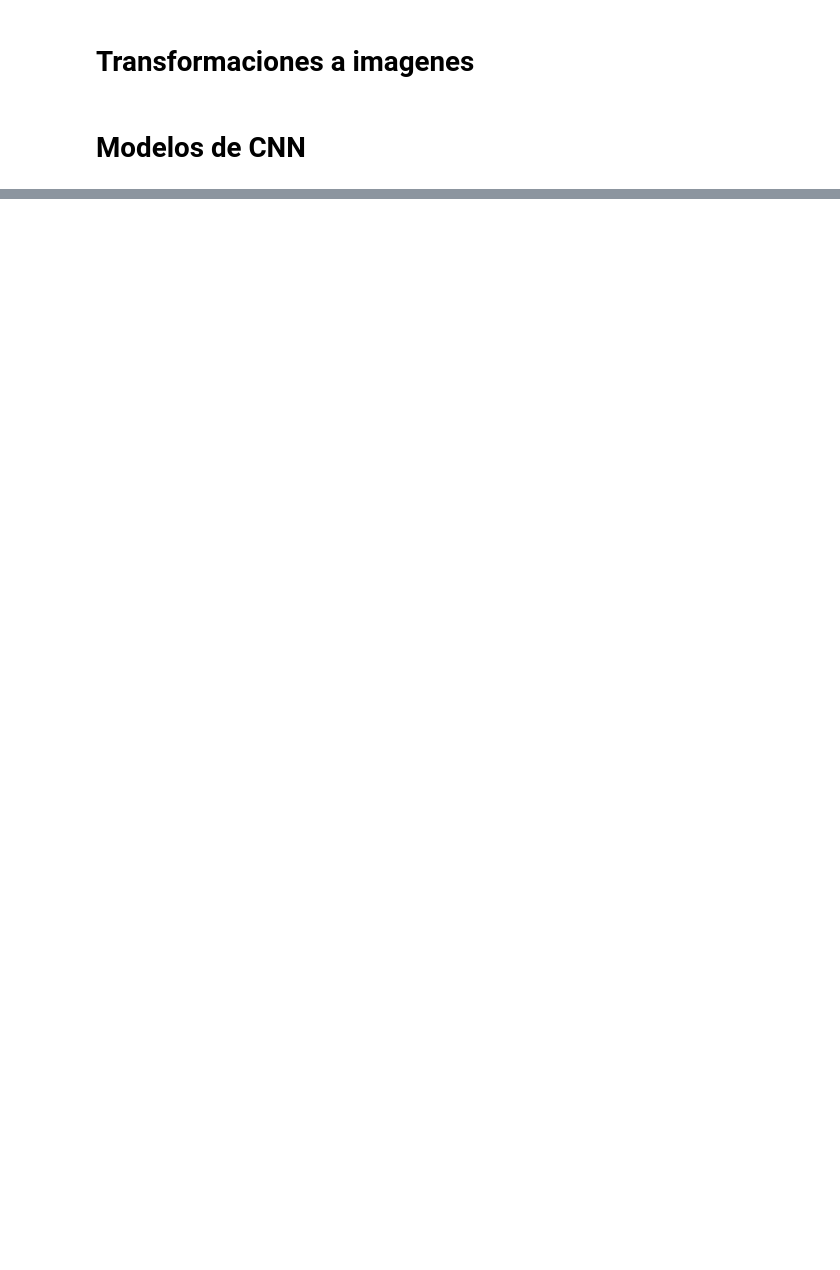
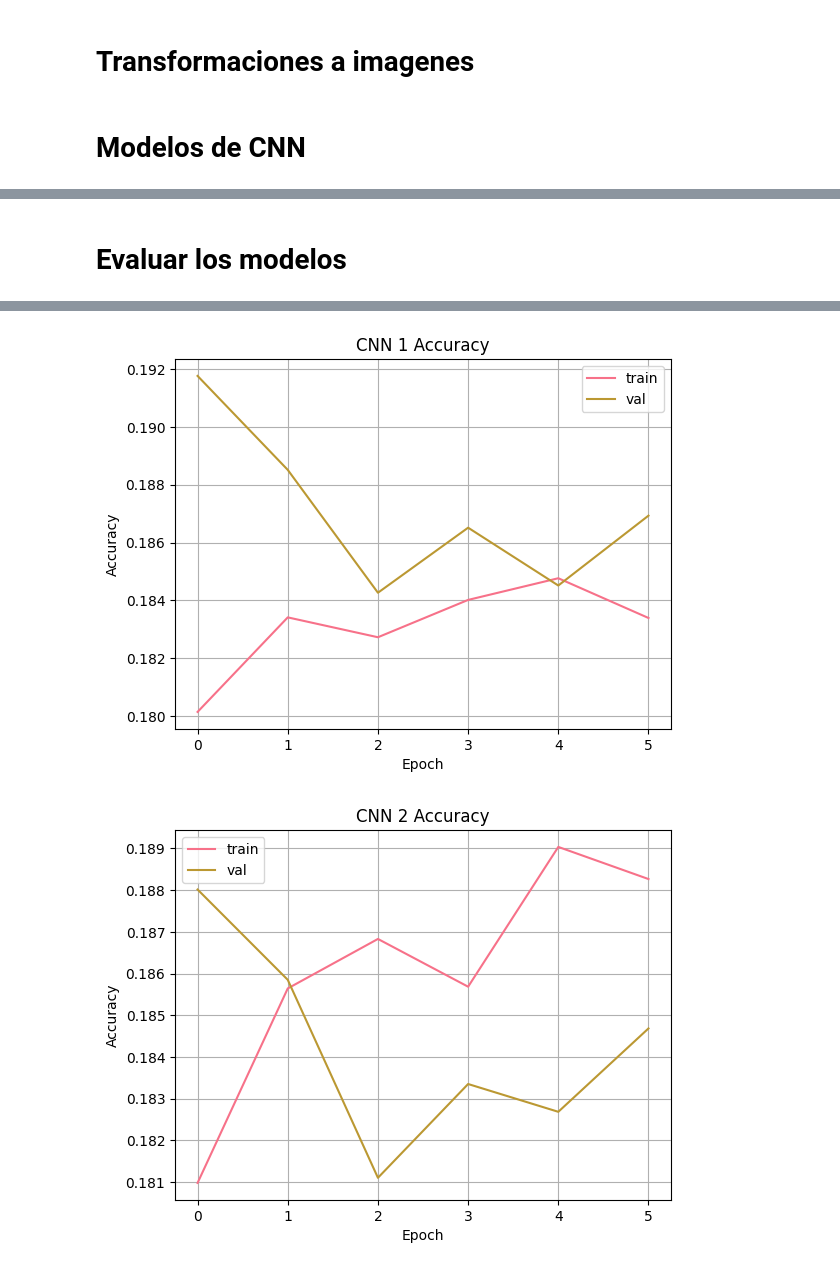
Before and after one commit to JavierC22153/Laboratorios_DataScience, a Jupyter notebook: lab3.ipynb, the cells around one changed output, grey strips where cells are left out. Saved outputs shown, nothing was run; the diff lists cells and outputs as text; code cells hidden in the pictures; blank space fills up the shorter version.

```diff
--- a/lab3.ipynb
+++ b/lab3.ipynb
@@ -138,0 +353,25 @@ defaultdict(<function __main__.load_sample_images.<locals>.<lambda>()>,
+# %% [markdown]
+# Evaluar los modelos
+# %%
+def evaluar(model, nombre):
+    loss, acc = model.evaluate(test_generator)
+    print(f"{nombre} - Test Accuracy: {acc:.4f} | Loss: {loss:.4f}")
+
+def plot_history(history, title):
+    plt.plot(history.history['accuracy'], label='train')
+    plt.plot(history.history['val_accuracy'], label='val')
+    plt.title(f'{title} Accuracy')
+    plt.ylabel('Accuracy')
+    plt.xlabel('Epoch')
+    plt.legend()
+    plt.grid(True)
+    plt.show()
+
+
+evaluar(cnn1, "CNN 1")
+evaluar(cnn2, "CNN 2")
+evaluar(mlp_model, "MLP")
+plot_history(history_cnn1, "CNN 1")
+plot_history(history_cnn2, "CNN 2")
+plot_history(history_mlp, "MLP")
+# %% [output]
@@ -138,0 +384,2 @@ defaultdict(<function __main__.load_sample_images.<locals>.<lambda>()>,
+[figure, added]
+[figure, added]
```
Also changed, not shown: parts of 8 cells of this notebook.
